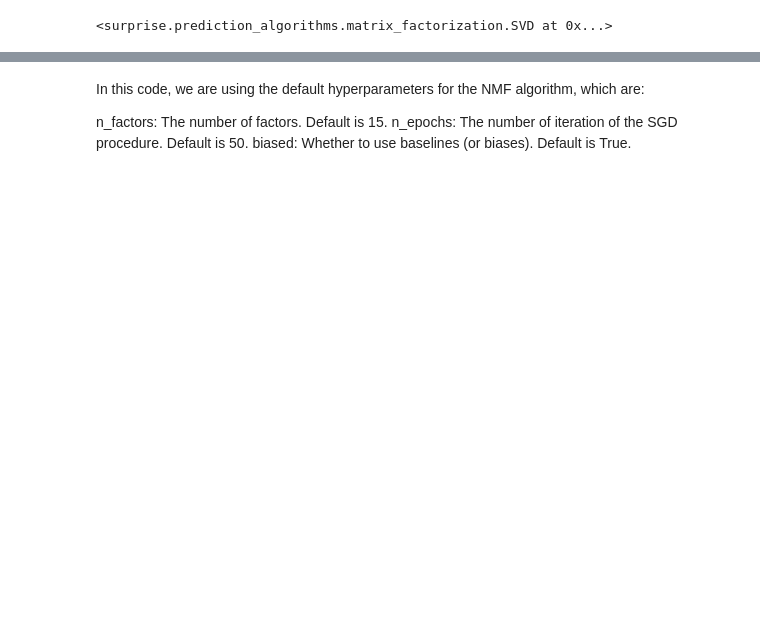
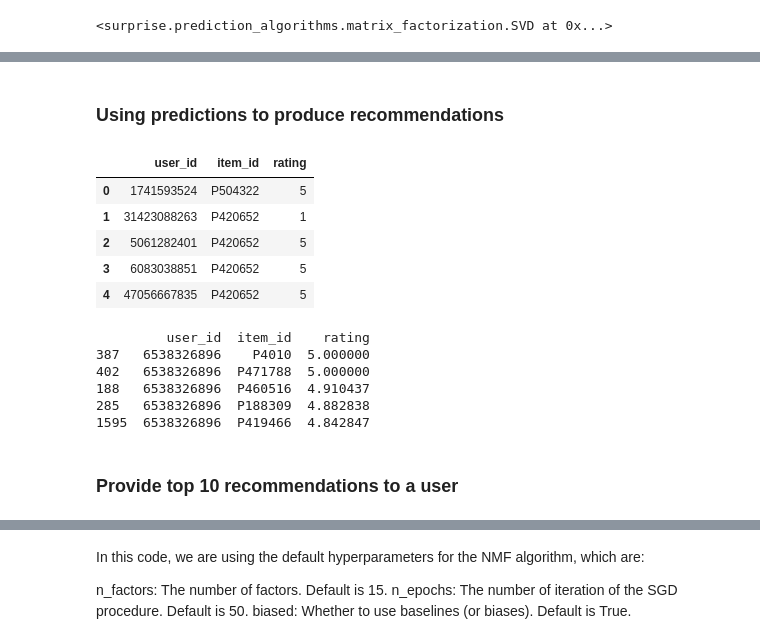
Before and after one commit to rowedata/deepLearningRecommender, a Jupyter notebook: notebooks/Matrix factorization.ipynb, the cells around one changed output, grey strips where cells are left out. Saved outputs shown, nothing was run; the diff lists cells and outputs as text; code cells hidden in the pictures; blank space fills up the shorter version.

Commit message:
Matrix factorization with predictions" "

```diff
--- a/notebooks/Matrix factorization.ipynb
+++ b/notebooks/Matrix factorization.ipynb
@@ -92,0 +32,9 @@ memory usage: 30.8+ MB
+# %%
+df = pd.concat([reviews250, reviews500, reviews750, reviews1000, reviews1500, reviewsend])
+df.rename(columns = {'author_id':'user_id', 'product_id':'item_id'}, inplace=True)
+df = df[['user_id', 'item_id', 'rating']]
+df.dropna(axis = 0, how = 'any', inplace = True)
+# All item ids are unique in the dataset
+print(df.shape)
+df = df.drop_duplicates(subset = ['user_id', 'item_id'])
+print(df.shape)
@@ -264,0 +167,2 @@ If new data comes in regularly (e.g., new user ratings), consider how to update
+# %% [markdown]
+### Using predictions to produce recommendations
@@ -264,0 +186,9 @@ If new data comes in regularly (e.g., new user ratings), consider how to update
+# %%
+df.head()
+# %% [output]
+|  | user_id | item_id | rating |
+| 0 | 1741593524 | P504322 | 5 |
+| 1 | 31423088263 | P420652 | 1 |
+| 2 | 5061282401 | P420652 | 5 |
+| 3 | 6083038851 | P420652 | 5 |
+| 4 | 47056667835 | P420652 | 5 |
@@ -264,0 +203,13 @@ If new data comes in regularly (e.g., new user ratings), consider how to update
+# %%
+n_recommendations = 5
+top_n_recs = preds_df[preds_df['user_id'] == user_id].nlargest(n_recommendations, 'rating')
+print(top_n_recs)
+# %% [output]
+         user_id  item_id    rating
+387   6538326896    P4010  5.000000
+402   6538326896  P471788  5.000000
+188   6538326896  P460516  4.910437
+285   6538326896  P188309  4.882838
+1595  6538326896  P419466  4.842847
+# %% [markdown]
+### Provide top 10 recommendations to a user
```
Also changed, not shown: parts of 68 cells of this notebook, 1 other file.
